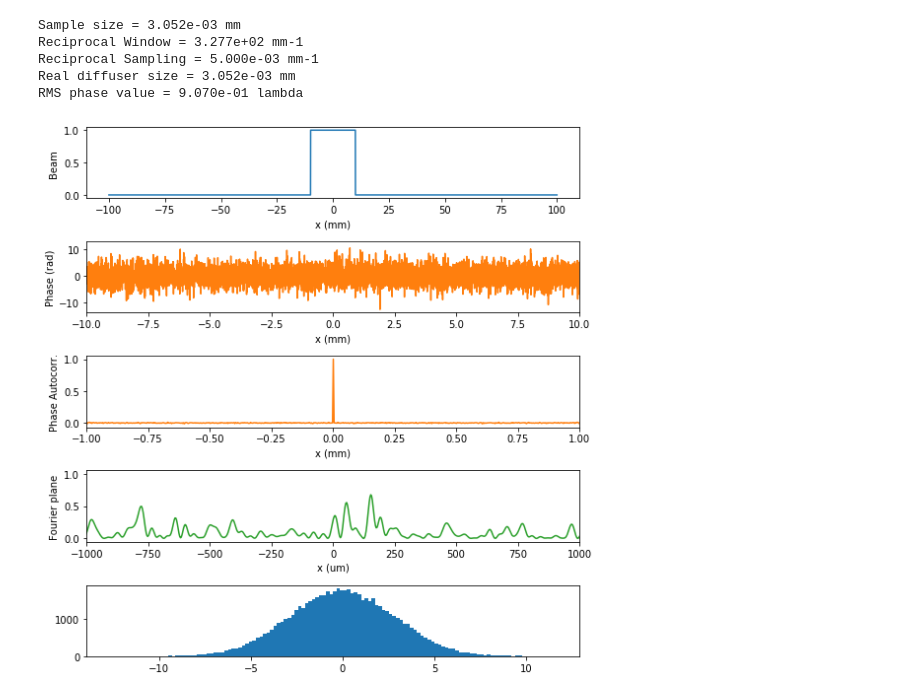
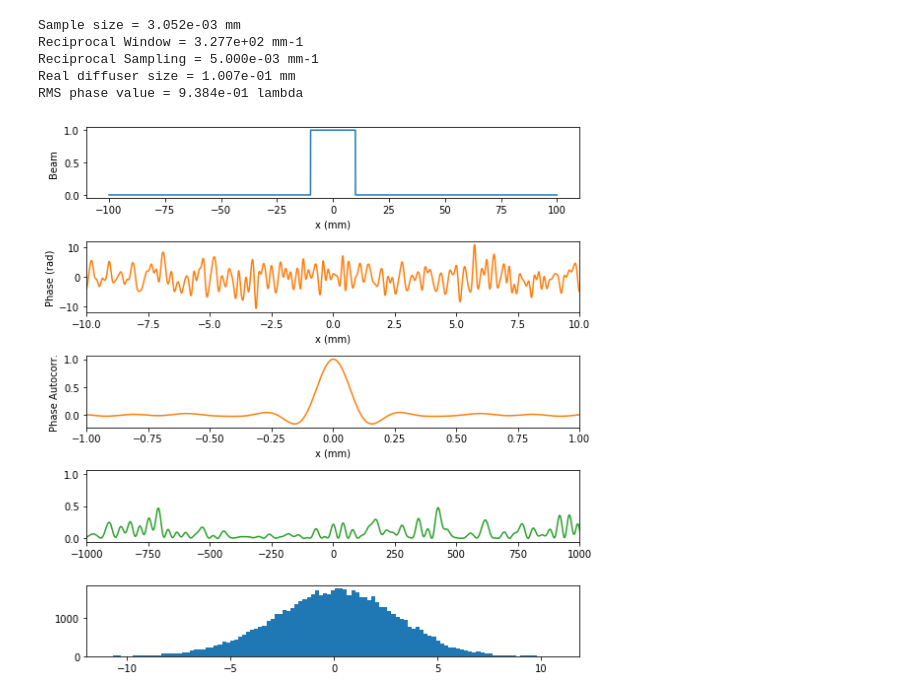
Before and after one commit to aline-vernier/octo-speckle, a Jupyter notebook: binder/Speckle.ipynb, the cells around one changed output. Saved outputs shown, nothing was run; the diff lists cells and outputs as text; code cells hidden in the pictures.

```diff
--- a/binder/Speckle.ipynb
+++ b/binder/Speckle.ipynb
@@ -48,23 +48,24 @@ def autocorr (_x):
 ################################
 #
 #       INPUT PARAMS
-#  JUST PLAY WITH THOSE
-# IF YOU DON'T KNOW WHAT
-#     YOU ARE DOING
+#    JUST PLAY WITH THOSE
+#    IF YOU ARE CLUELESS
 #
 ################################
+
+FLAG_GAUSSIAN = False
+#FLAG_BINARYSTAR = True
 
 wlength = 0.633e-3 # In mm
 f = 1e3 # Focal length in mm
 n = 16
 N = int(m.pow(2, n))# Size of array
 
-FLAG_GAUSSIAN = False
 beamsize = 10 # Radius
 beamSpace = 100 # Half window in real space before diffuser, in mm
 
-diffSize = 1e-3 # Diffuser size in mm
-stDev =  .91*m.pi # Standard deviation of gaussian distribution of diffusers
+diffSize = 100e-3 # Diffuser size in mm
+stDev =  1*m.pi # Standard deviation of gaussian distribution of diffusers
 
 
 ################################
@@ -72,7 +73,6 @@ stDev =  .91*m.pi # Standard deviation of gaussian distribution of diffusers
 #       CONVERSIONS
 #
 ################################
-#stDev = HWHM*(m.sqrt(2*m.log(2)))
 
 sampleSize = 2*beamSpace/N # In mm
 print ('Sample size = %.3e mm'%sampleSize)
@@ -102,6 +102,7 @@ else :
     x = np.linspace(-beamSpace, beamSpace, N)
     beam = np.array(flattop(x, beamsize))
 
+
 ################################
 #
 #  GENERATING PHASE SURFACE
@@ -128,43 +129,43 @@ print ('RMS phase value = %.3e lambda'%phaseRMS)
 #
 ################################
 
-beamWithPhase = np.array([beam[b]*np.exp(-1j*phase[b]) for b in range(0, N)])
+beamWithPhase = np.array([beam[b]*np.exp(-1j*2*np.pi*phase[b]) for b in range(0, N)])
 farField = FFT(beamWithPhase)*np.conj(FFT(beamWithPhase))
 farField = np.real(farField/np.max(farField))
 
 ##############################################################################
 #
 #                   PLOTS
 #
 ##############################################################################
 
 fig, axs = plt.subplots(5)
 fig.set_figheight(8)
 fig.set_figwidth(8)
 
-
-axs[0].plot(x, beam)
+axs[0].plot(x, np.absolute(beam))
 axs[1].plot(x, phase, 'tab:orange')
 axs[1].set_xlim(-10, 10)
 axs[2].plot(x, phaseAutocorr, 'tab:orange')
 axs[2].set_xlim(-1, 1)
 axs[3].plot(x2, farField, 'tab:green')
 axs[3].set_xlim(-1000, 1000)
 axs[4].hist(phase, bins = 'auto')
 
 
+
 xlabels = ['x (mm)', 'x (mm)', 'x (mm)', 'x (um)']
 ylabels = ['Beam ', 'Phase (rad)', 'Phase Autocorr.', 'Fourier plane']
 
-for i in range(0, len(axs.flat)-1):
+for i in range(0, len(axs.flat)-2):
     axs.flat[i].set(xlabel=xlabels[i], ylabel=ylabels[i])
 
 plt.tight_layout()
 plt.show()
 # %% [output]
 Sample size = 3.052e-03 mm
 Reciprocal Window = 3.277e+02 mm-1
 Reciprocal Sampling = 5.000e-03 mm-1
-Real diffuser size = 3.052e-03 mm
-RMS phase value = 9.070e-01 lambda
+Real diffuser size = 1.007e-01 mm
+RMS phase value = 9.384e-01 lambda
-[figure, old version]
+[figure, new version]
```
Also changed, not shown: parts of 1 cell of this notebook.
